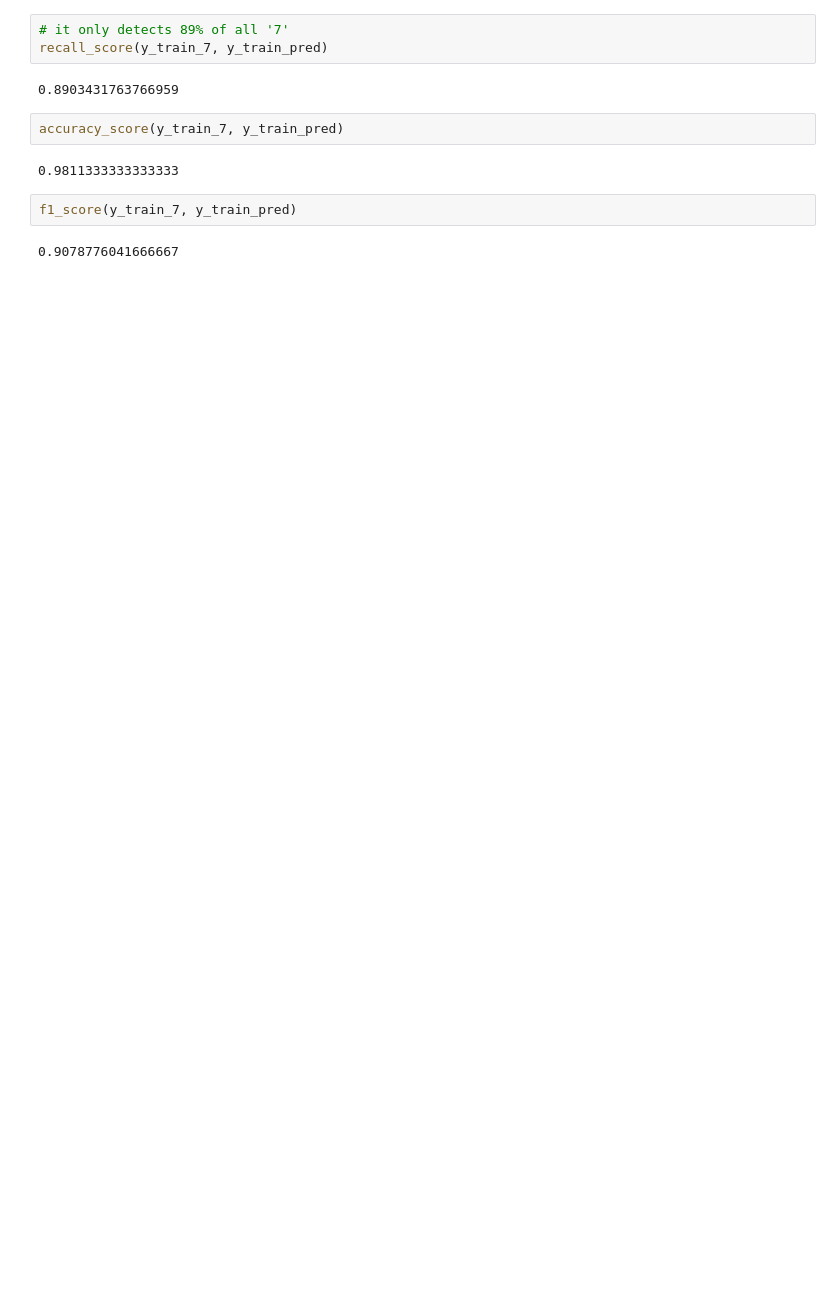
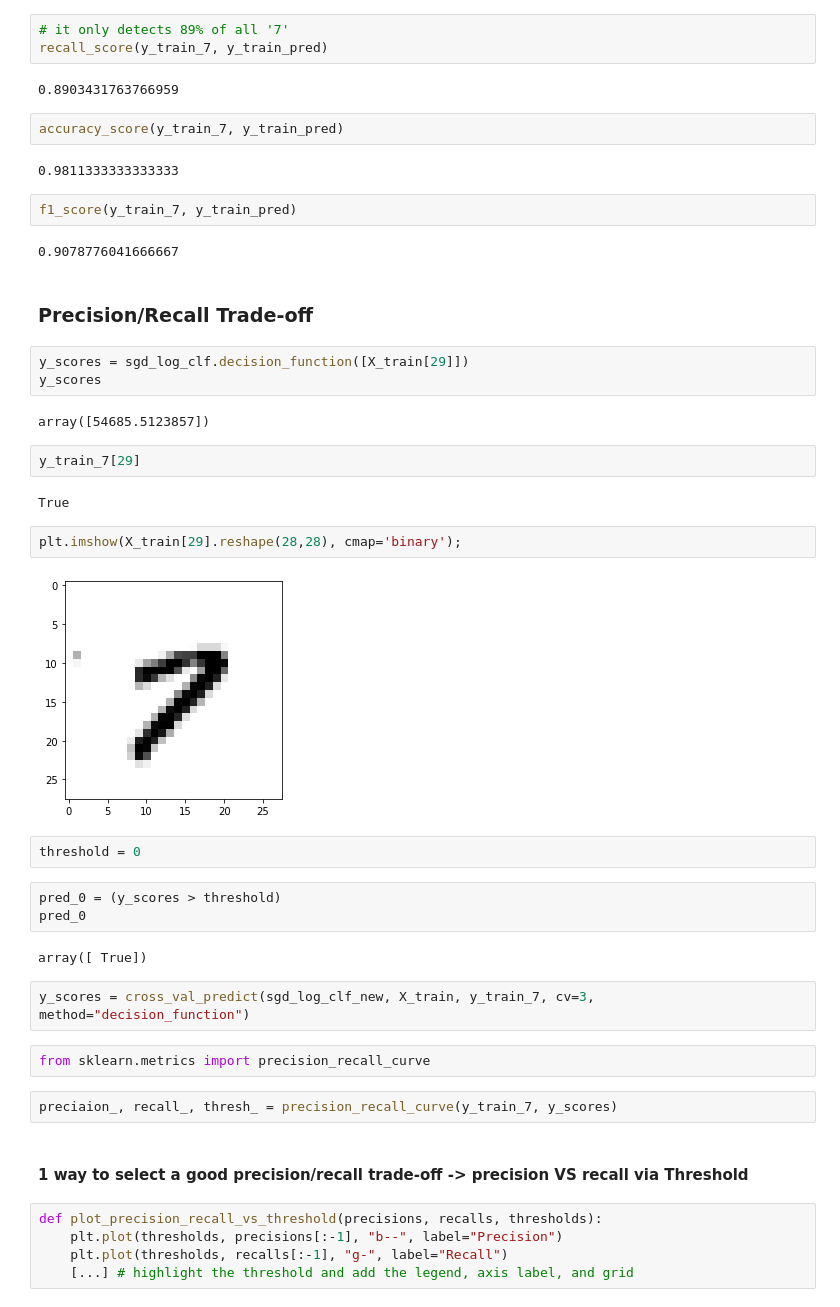
Before and after one commit to Knarik1/Ml-Sklearn-tutorials, a Jupyter notebook: Classification.ipynb, the cells around one changed output. Cells and saved outputs as stored; diff of their text form; blank space fills up the shorter version.

Commit message:
classification metrics

```diff
--- a/Classification.ipynb
+++ b/Classification.ipynb
@@ -163,3 +166,38 @@ accuracy_score(y_train_7, y_train_pred)
 f1_score(y_train_7, y_train_pred)
 # %% [output]
 0.9078776041666667
+# %% [markdown]
+### Precision/Recall Trade-off
+# %%
+y_scores = sgd_log_clf.decision_function([X_train[29]])
+y_scores
+# %% [output]
+array([54685.5123857])
+# %%
+y_train_7[29]
+# %% [output]
+True
+# %%
+plt.imshow(X_train[29].reshape(28,28), cmap='binary');
+# %% [output]
+[figure, added]
+# %%
+threshold = 0
+# %%
+pred_0 = (y_scores > threshold)
+pred_0
+# %% [output]
+array([ True])
+# %%
+y_scores = cross_val_predict(sgd_log_clf_new, X_train, y_train_7, cv=3, method="decision_function")
+# %%
+from sklearn.metrics import precision_recall_curve
+# %%
+preciaion_, recall_, thresh_ = precision_recall_curve(y_train_7, y_scores)
+# %% [markdown]
+#### 1 way to select a good precision/recall trade-off -> precision VS recall via Threshold
+# %%
+def plot_precision_recall_vs_threshold(precisions, recalls, thresholds):
+    plt.plot(thresholds, precisions[:-1], "b--", label="Precision")
+    plt.plot(thresholds, recalls[:-1], "g-", label="Recall")
+    [...] # highlight the threshold and add the legend, axis label, and grid
```
Also changed, not shown: parts of 41 cells of this notebook.
